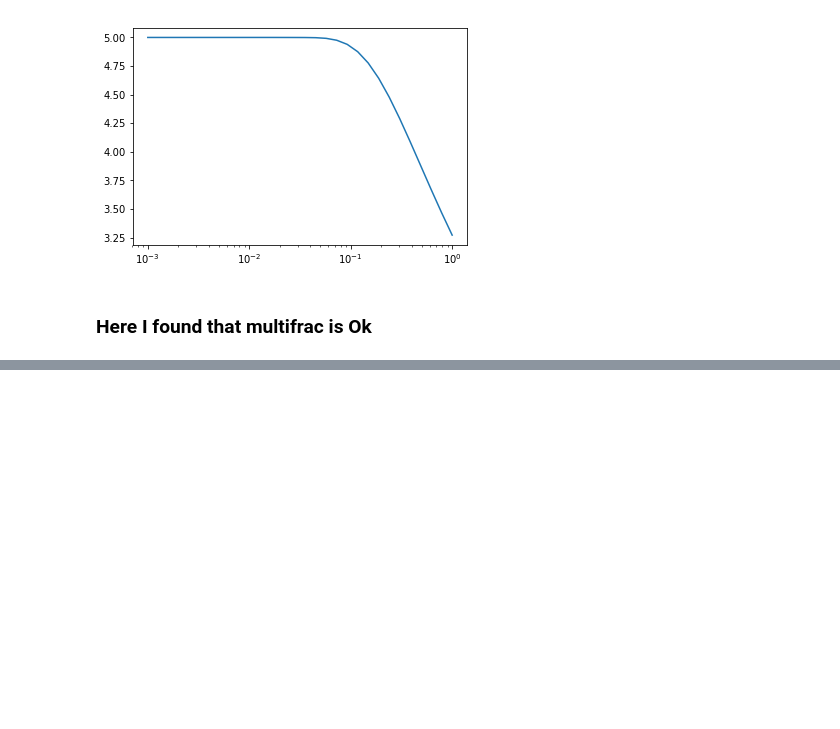
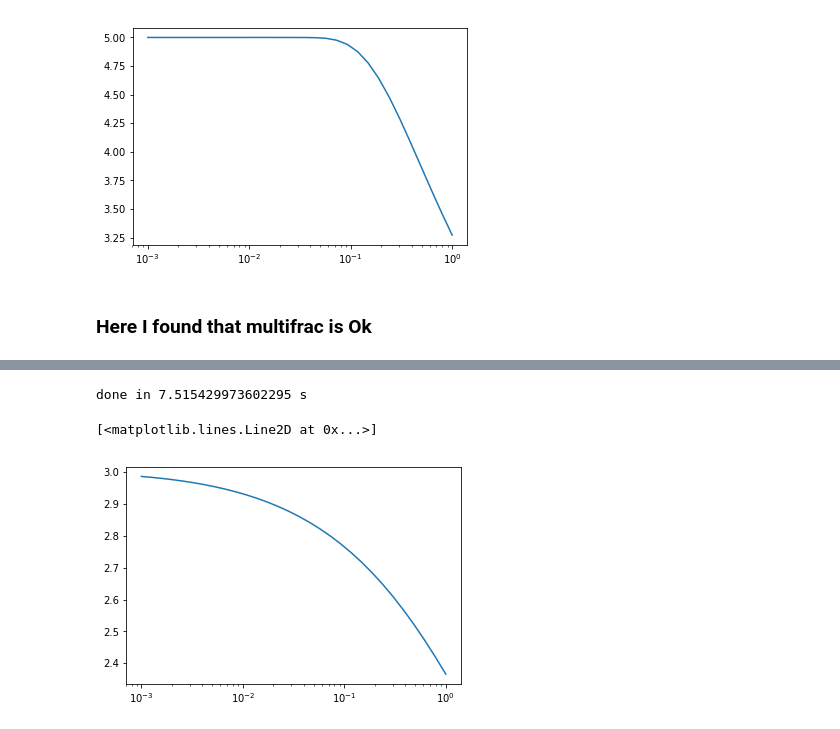
Before and after one commit to dmitrydi/pd_lapl, a Jupyter notebook: multifrac.ipynb, the cells around one changed output, grey strips where cells are left out. Saved outputs shown, nothing was run; the diff lists cells and outputs as text; code cells hidden in the pictures; blank space fills up the shorter version.

```diff
--- a/multifrac.ipynb
+++ b/multifrac.ipynb
@@ -358,0 +216,9 @@ array([ 0.33333333,  0.33333333,  0.33333333,  0.33333333,  0.33333333,
+# %%
+mf2 = Multifrac(nwells, xws, yws, outer_bound, top_bound, bottom_bound, params, n_stehf, "fixed_quad", 5)
+# %%
+from time import time
+multi2 = []
+t1 = time()
+for t in ts:
+    multi2.append(mf2.get_pw(t))
+print("done in {} s".format(time()-t1))
@@ -358,0 +234,21 @@ array([ 0.33333333,  0.33333333,  0.33333333,  0.33333333,  0.33333333,
+# %%
+dxd = 1.
+xws = np.array([-2*dxd,  0.,  2*dxd])
+yws = np.array([0., 0., 0.])
+nwells = 3
+mf3 = Multifrac(nwells, xws, yws, outer_bound, top_bound, bottom_bound, params, n_stehf)
+# %%
+multi3 = []
+t1 = time()
+for t in ts:
+    multi3.append(mf3.get_pw(t))
+print("done in {} s".format(time()-t1))
+# %% [output]
+done in 7.515429973602295 s
+# %%
+multi3 = np.array(multi3)
+plt.xscale("log")
+plt.plot(ts, singles/multi3)
+# %% [output]
+[<matplotlib.lines.Line2D at 0x...>]
+[figure, added]
```
Also changed, not shown: parts of 19 cells of this notebook, 3 other files.
